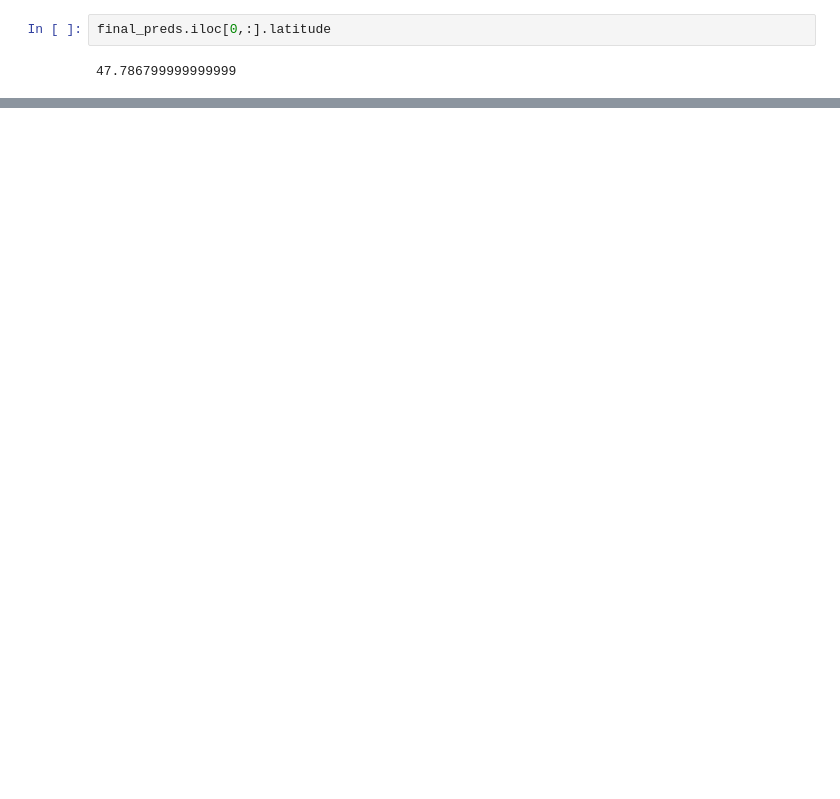
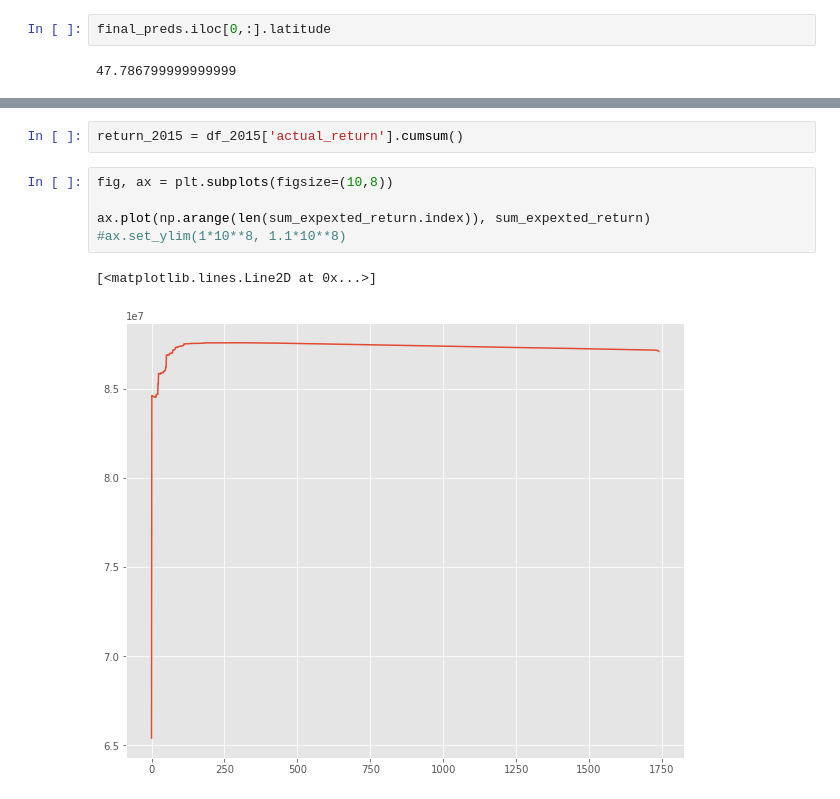
Before and after one commit to magstewart/wildfire-project, a Jupyter notebook: Wildfires_EDA.ipynb, the cells around one changed output, grey strips where cells are left out. Cells and saved outputs as stored; diff of their text form; blank space fills up the shorter version.

```diff
--- a/Wildfires_EDA.ipynb
+++ b/Wildfires_EDA.ipynb
@@ -641,0 +711,10 @@ final_preds.iloc[0,:].latitude
+# %%
+return_2015 = df_2015['actual_return'].cumsum()
+# %%
+fig, ax = plt.subplots(figsize=(10,8))
+
+ax.plot(np.arange(len(sum_expexted_return.index)), sum_expexted_return)
+#ax.set_ylim(1*10**8, 1.1*10**8)
+# %% [output]
+[<matplotlib.lines.Line2D at 0x...>]
+[figure, added]
```
Also changed, not shown: parts of 48 cells of this notebook, 1 other file.
